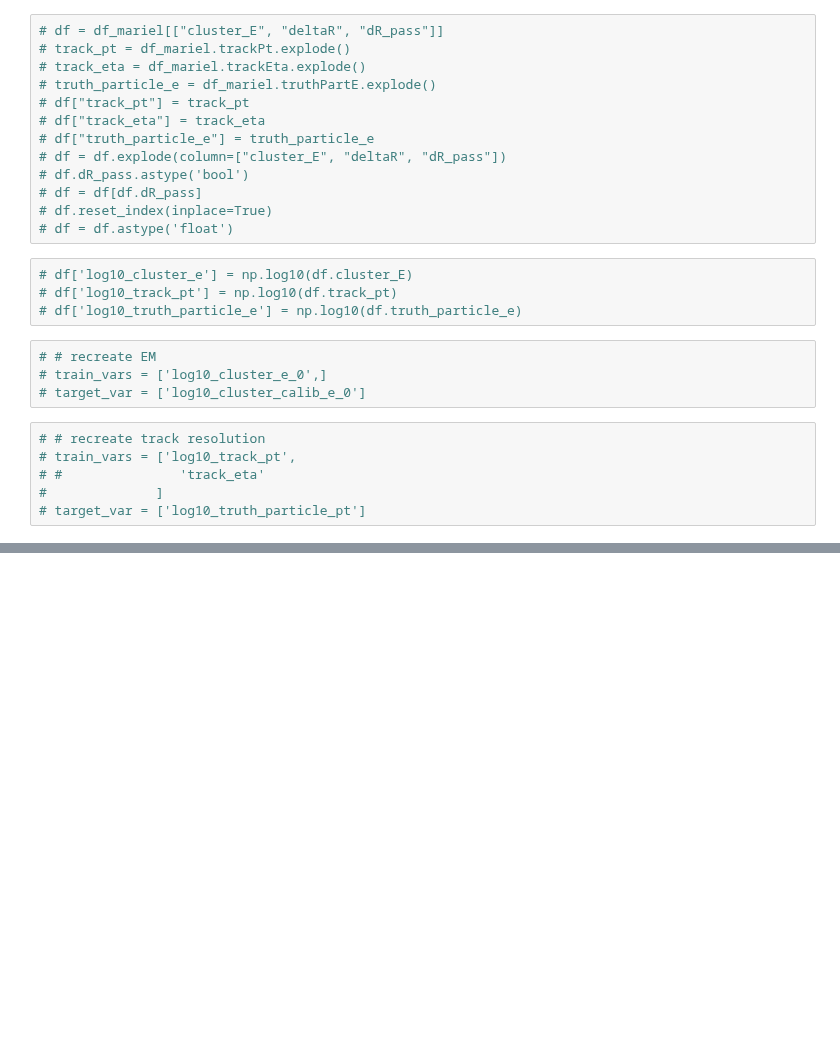
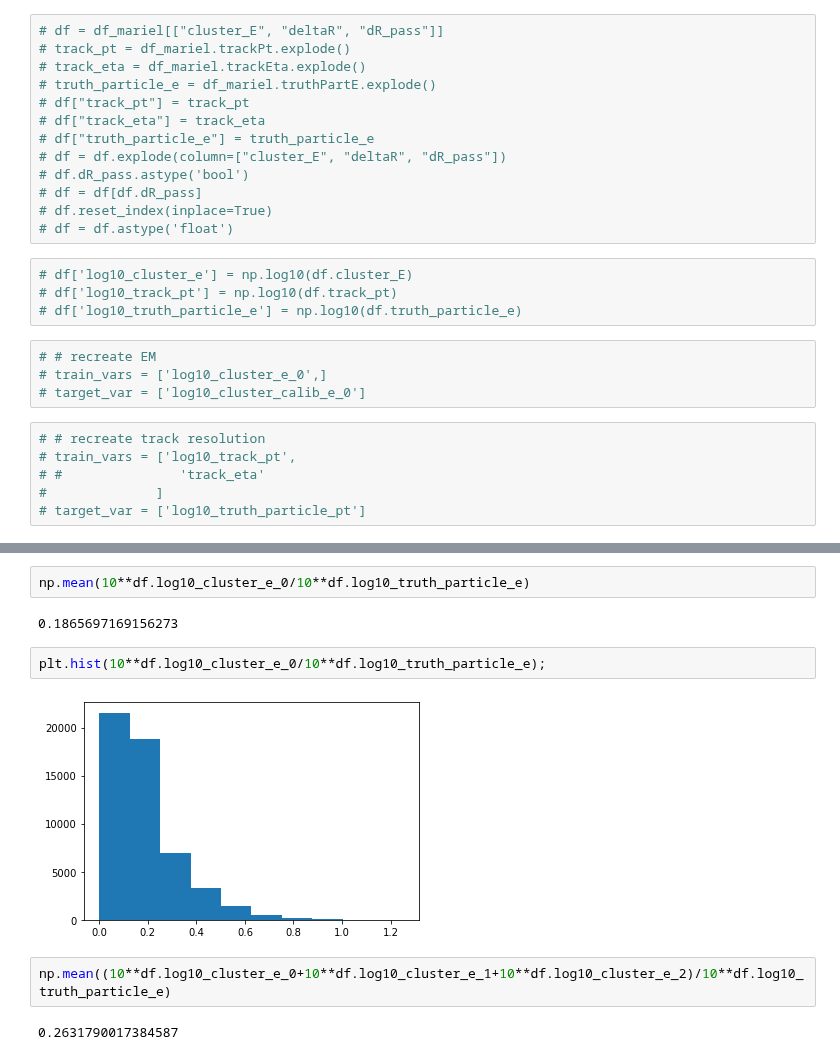
Before and after one commit to atlas-calo-ml/gn4pions_eastbay, a Jupyter notebook: simple_regression_model.ipynb, the cells around one changed output, grey strips where cells are left out. Drawn from its saved outputs; the diff is of its cells as text; blank space fills up the shorter version.

```diff
--- a/simple_regression_model.ipynb
+++ b/simple_regression_model.ipynb
@@ -77,0 +106,12 @@ df = df.fillna(0)
+# %%
+np.mean(10**df.log10_cluster_e_0/10**df.log10_truth_particle_e)
+# %% [output]
+0.1865697169156273
+# %%
+plt.hist(10**df.log10_cluster_e_0/10**df.log10_truth_particle_e);
+# %% [output]
+[figure, added]
+# %%
+np.mean((10**df.log10_cluster_e_0+10**df.log10_cluster_e_1+10**df.log10_cluster_e_2)/10**df.log10_truth_particle_e)
+# %% [output]
+0.2631790017384587
```
Also changed, not shown: parts of 34 cells of this notebook, 2 other files.
